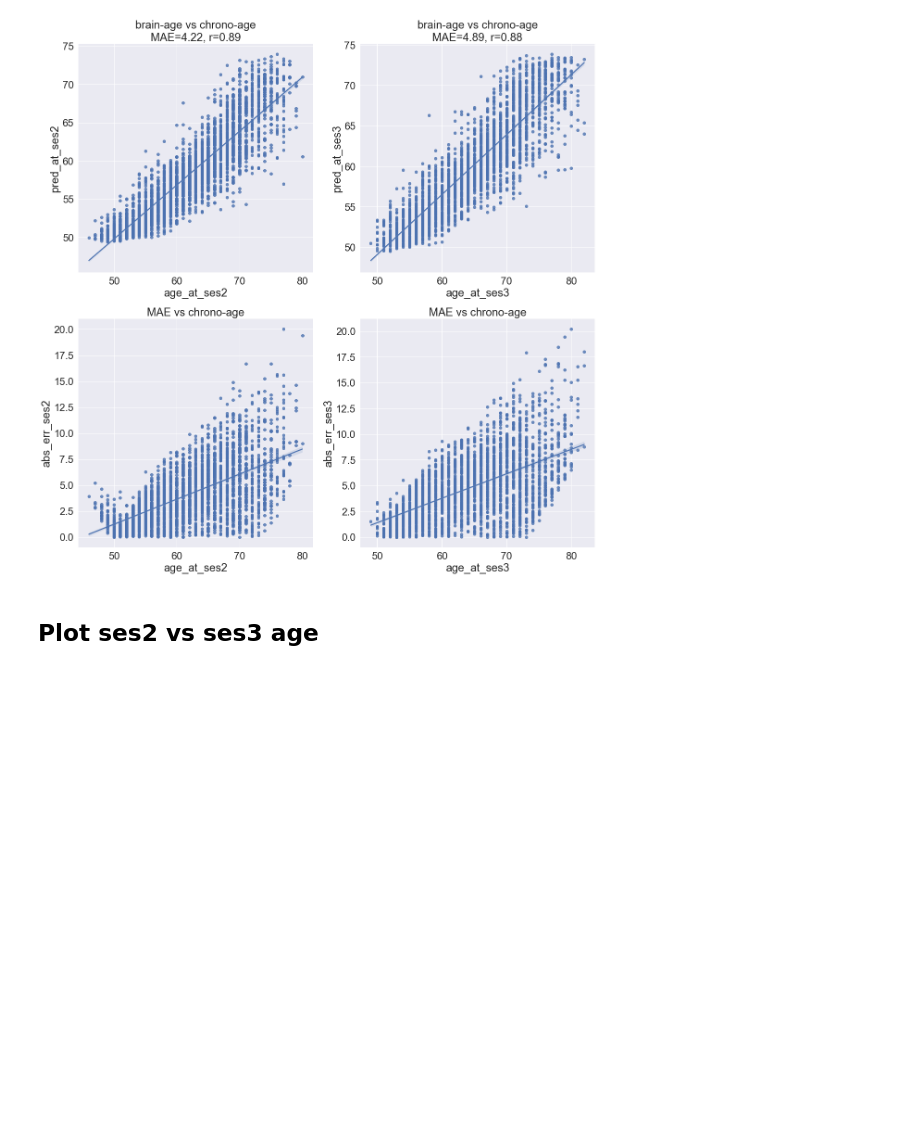
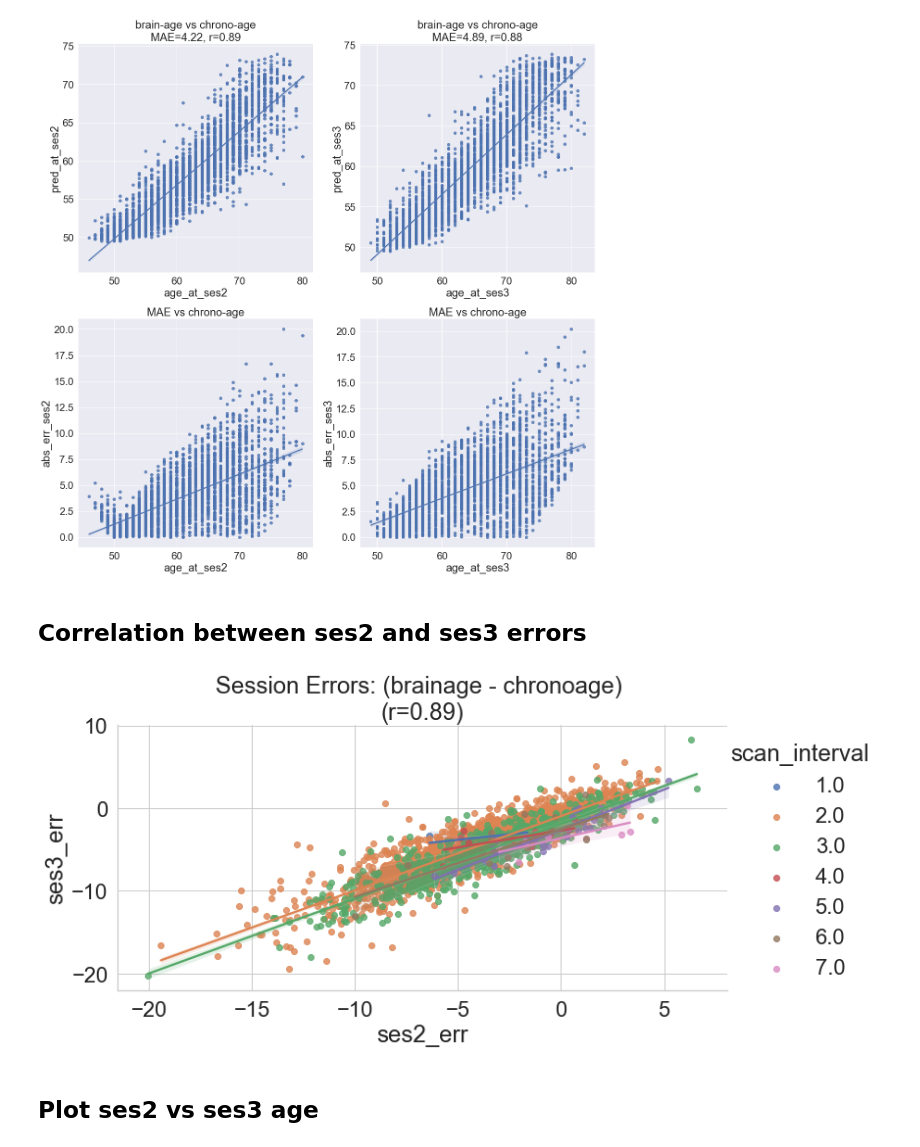
Before and after one commit to nikhil153/brain-diff, a Jupyter notebook: 4_brain_age.ipynb, the cells around one changed output. Saved outputs shown, nothing was run; the diff lists cells and outputs as text; code cells hidden in the pictures; blank space fills up the shorter version.

```diff
--- a/4_brain_age.ipynb
+++ b/4_brain_age.ipynb
@@ -90,6 +90,19 @@ MAE = 4.22 (std = 2.97)
 MAE = 4.89 (std = 3.13)
  Pearsons r= (0.8846483054095833, 0.0)
 [figure]
+# %% [markdown]
+## Correlation between ses2 and ses3 errors
+# %%
+plot_df = brain_age_df.copy()
+plot_df["ses2_err"] = plot_df["pred_at_ses2"] -  plot_df["age_at_ses2"]
+plot_df["ses3_err"] = plot_df["pred_at_ses3"] -  plot_df["age_at_ses3"]
+corr = stats.pearsonr(plot_df["ses2_err"],plot_df["ses3_err"])
+
+with sns.axes_style("whitegrid"):
+    g = sns.lmplot(x="ses2_err", y="ses3_err", hue="scan_interval", data=plot_df, aspect=2)
+    plt.title(f"Session Errors: (brainage - chronoage) \n(r={corr[0]:3.2f})")
+# %% [output]
+[figure, added]
 # %% [markdown]
 ## Plot ses2 vs ses3 age
 # %%
```
Also changed, not shown: 2 other files.
